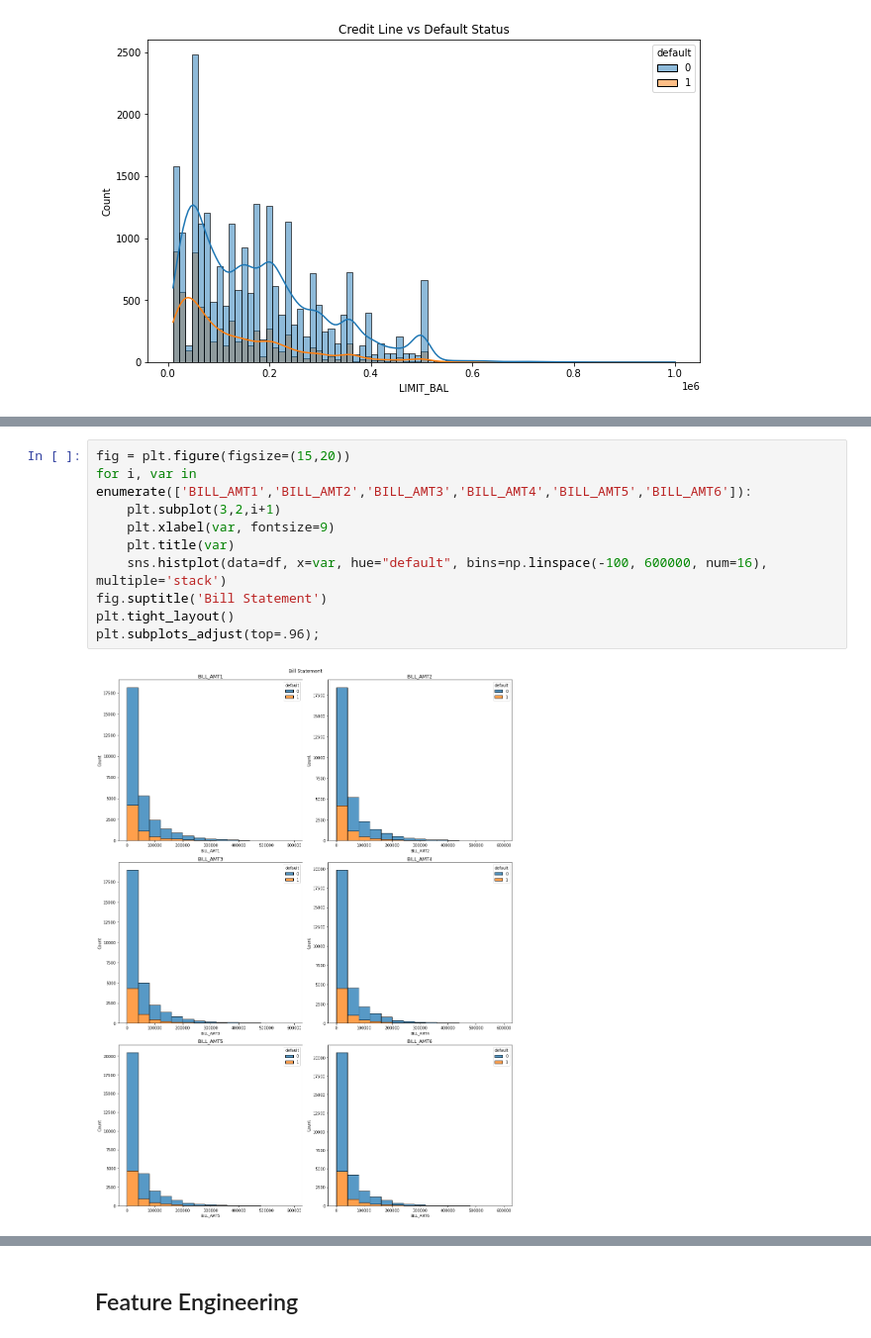
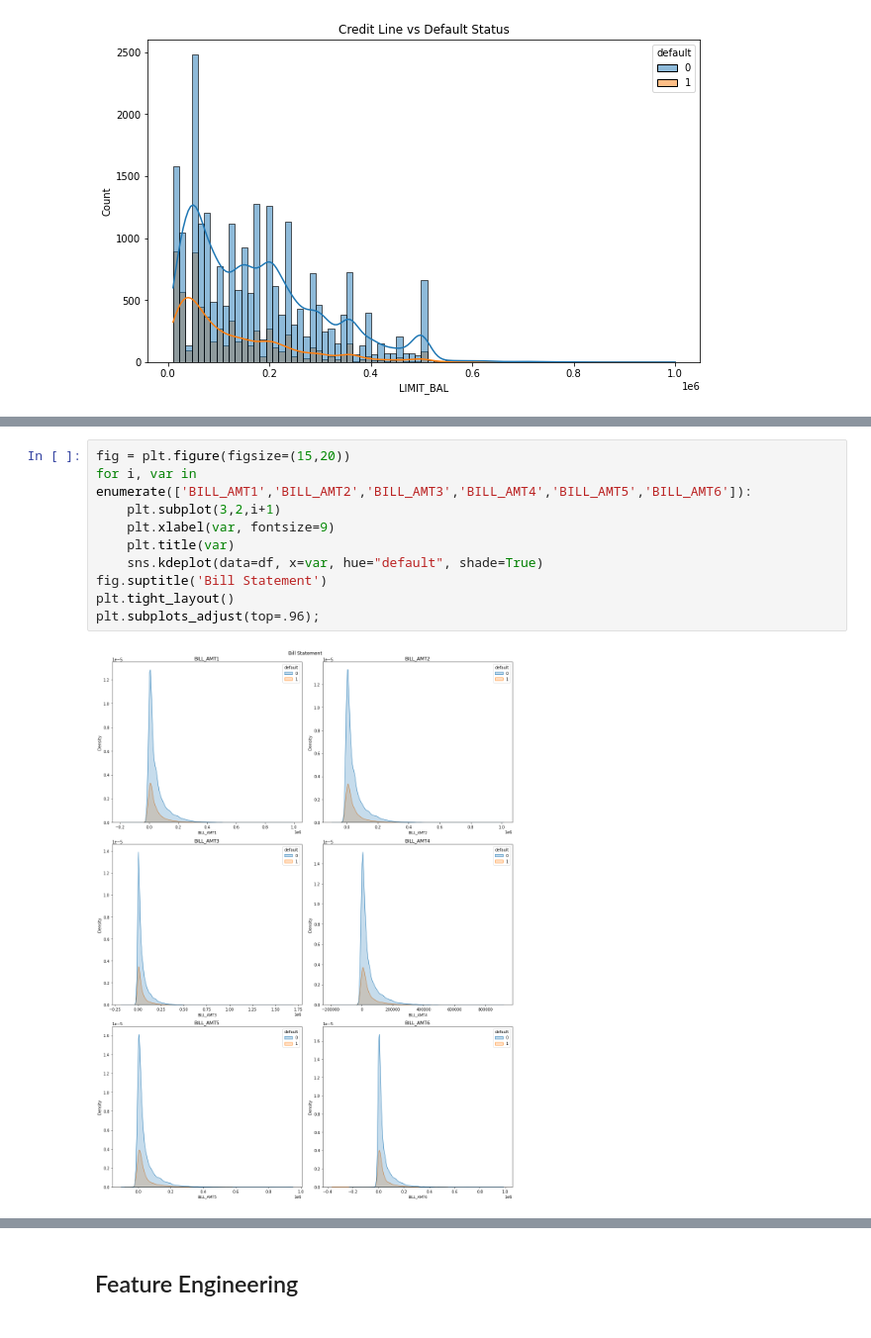
Before and after one commit to jenny3248/default-detection, a Jupyter notebook: Default Detection.ipynb, the cells around one changed output, grey strips where cells are left out. Shown at 99% size. Cells and saved outputs as stored; diff of their text form.

```diff
--- a/Default Detection.ipynb
+++ b/Default Detection.ipynb
@@ -198,12 +161,12 @@ array([-2.00000000e+00,  4.99981667e+04,  9.99983333e+04,  1.49998500e+05,
 # %%
 fig = plt.figure(figsize=(15,20))
 for i, var in enumerate(['BILL_AMT1','BILL_AMT2','BILL_AMT3','BILL_AMT4','BILL_AMT5','BILL_AMT6']):
     plt.subplot(3,2,i+1)
     plt.xlabel(var, fontsize=9)
     plt.title(var)
-    sns.histplot(data=df, x=var, hue="default", bins=np.linspace(-100, 600000, num=16), multiple='stack')
+    sns.kdeplot(data=df, x=var, hue="default", shade=True)
 fig.suptitle('Bill Statement')
 plt.tight_layout()
 plt.subplots_adjust(top=.96);
 # %% [output]
-[figure, old version]
+[figure, new version]
```
Also changed, not shown: parts of 31 cells of this notebook.
